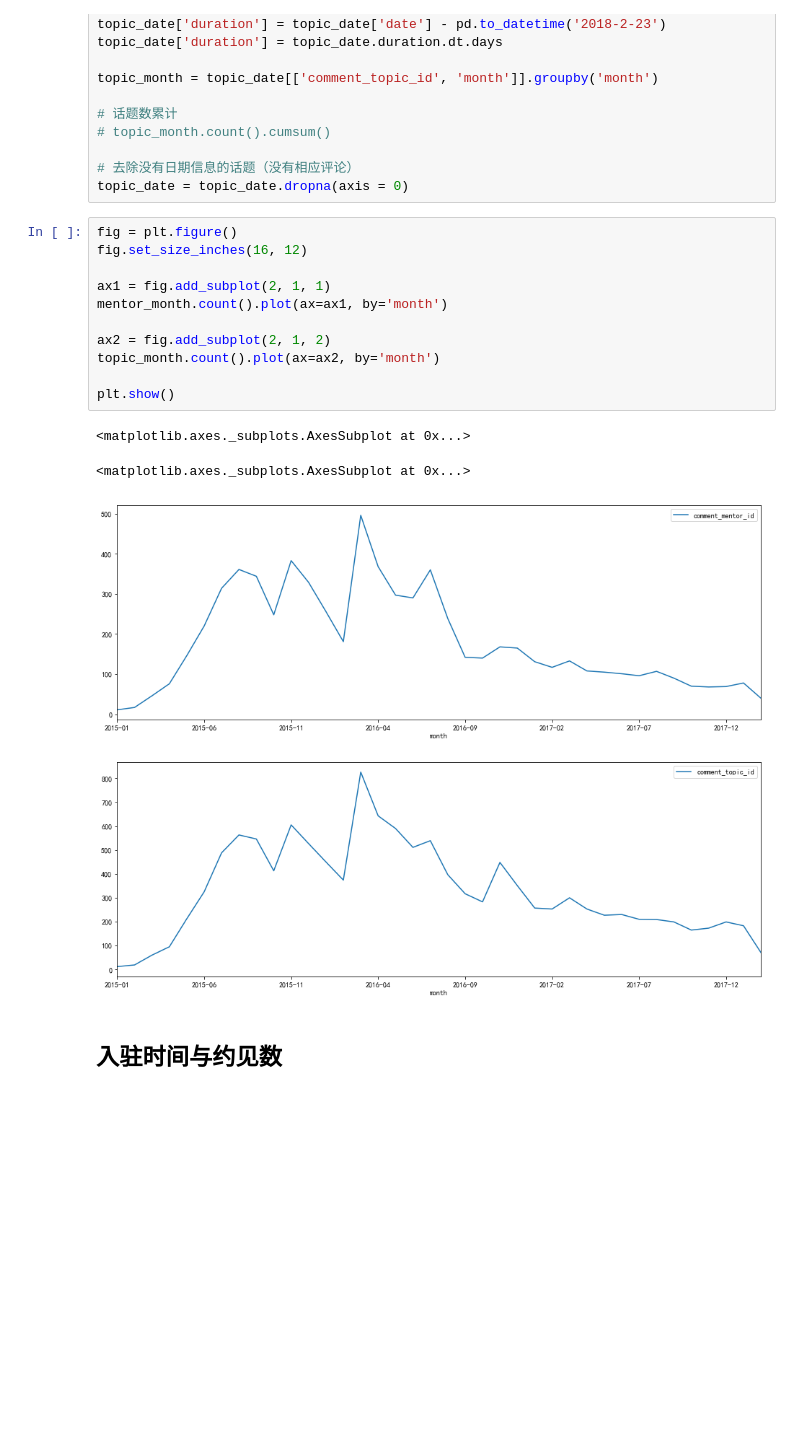
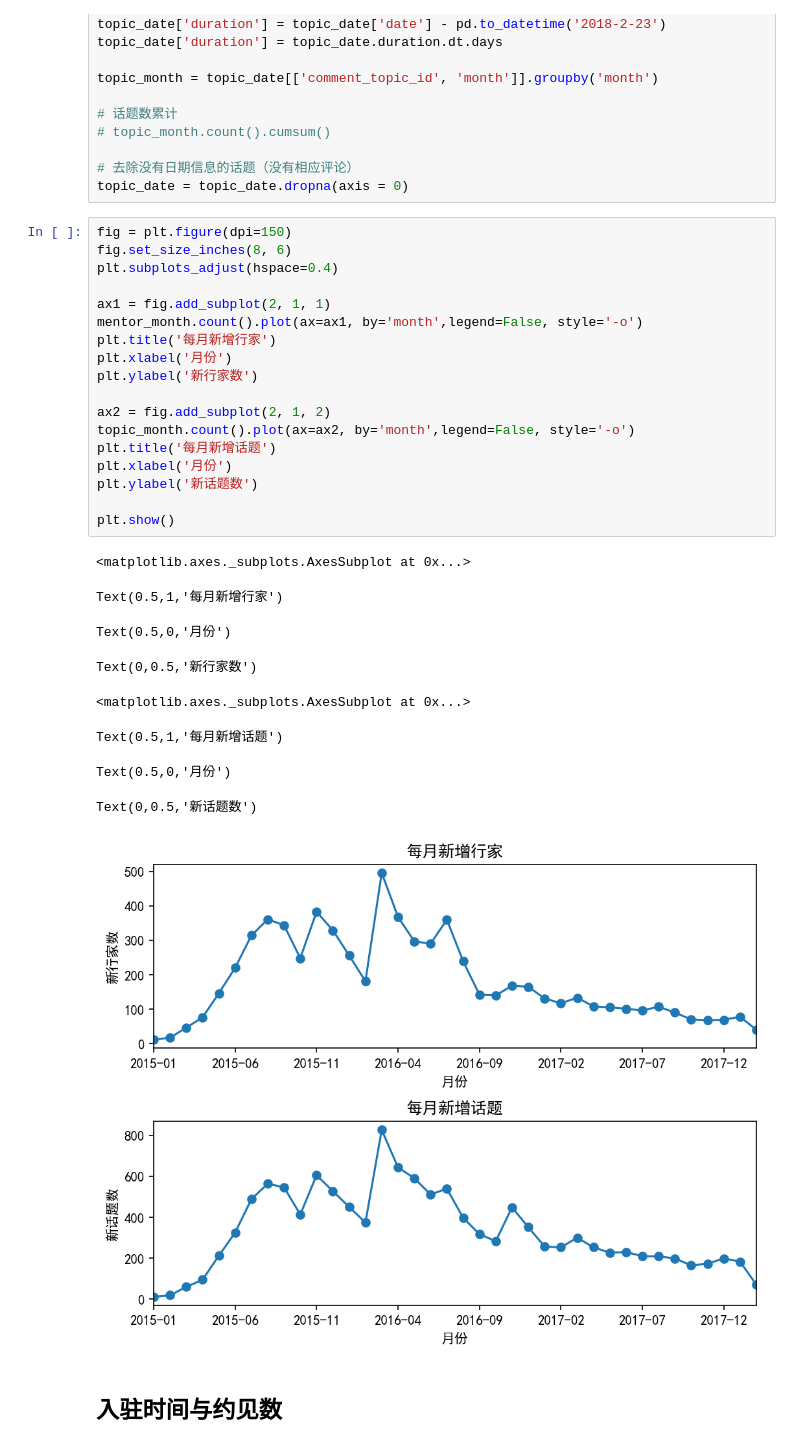
Before and after one commit to wymintage/zaih_analysis, a Jupyter notebook: zaih_analysis/zaih_analysis_3.ipynb, the cells around one changed output. Saved outputs shown, nothing was run; the diff lists cells and outputs as text; blank space fills up the shorter version.

```diff
--- a/zaih_analysis/zaih_analysis_3.ipynb
+++ b/zaih_analysis/zaih_analysis_3.ipynb
@@ -160,19 +397,32 @@ topic_month = topic_date[['comment_topic_id', 'month']].groupby('month')
 # 去除没有日期信息的话题（没有相应评论）
 topic_date = topic_date.dropna(axis = 0)
 # %%
-fig = plt.figure()
-fig.set_size_inches(16, 12)
+fig = plt.figure(dpi=150)
+fig.set_size_inches(8, 6)
+plt.subplots_adjust(hspace=0.4)
 
 ax1 = fig.add_subplot(2, 1, 1)
-mentor_month.count().plot(ax=ax1, by='month')
+mentor_month.count().plot(ax=ax1, by='month',legend=False, style='-o')
+plt.title('每月新增行家')
+plt.xlabel('月份')
+plt.ylabel('新行家数')
 
 ax2 = fig.add_subplot(2, 1, 2)
-topic_month.count().plot(ax=ax2, by='month')
+topic_month.count().plot(ax=ax2, by='month',legend=False, style='-o')
+plt.title('每月新增话题')
+plt.xlabel('月份')
+plt.ylabel('新话题数')
 
 plt.show()
 # %% [output]
 <matplotlib.axes._subplots.AxesSubplot at 0x...>
-<matplotlib.axes._subplots.AxesSubplot at 0x...>
+Text(0.5,1,'每月新增行家')
+Text(0.5,0,'月份')
+Text(0,0.5,'新行家数')
+<matplotlib.axes._subplots.AxesSubplot at 0x...>
+Text(0.5,1,'每月新增话题')
+Text(0.5,0,'月份')
+Text(0,0.5,'新话题数')
-[figure, old version]
+[figure, new version]
 # %% [markdown]
 ## 入驻时间与约见数
```
Also changed, not shown: parts of 47 cells of this notebook, 32 other files.
